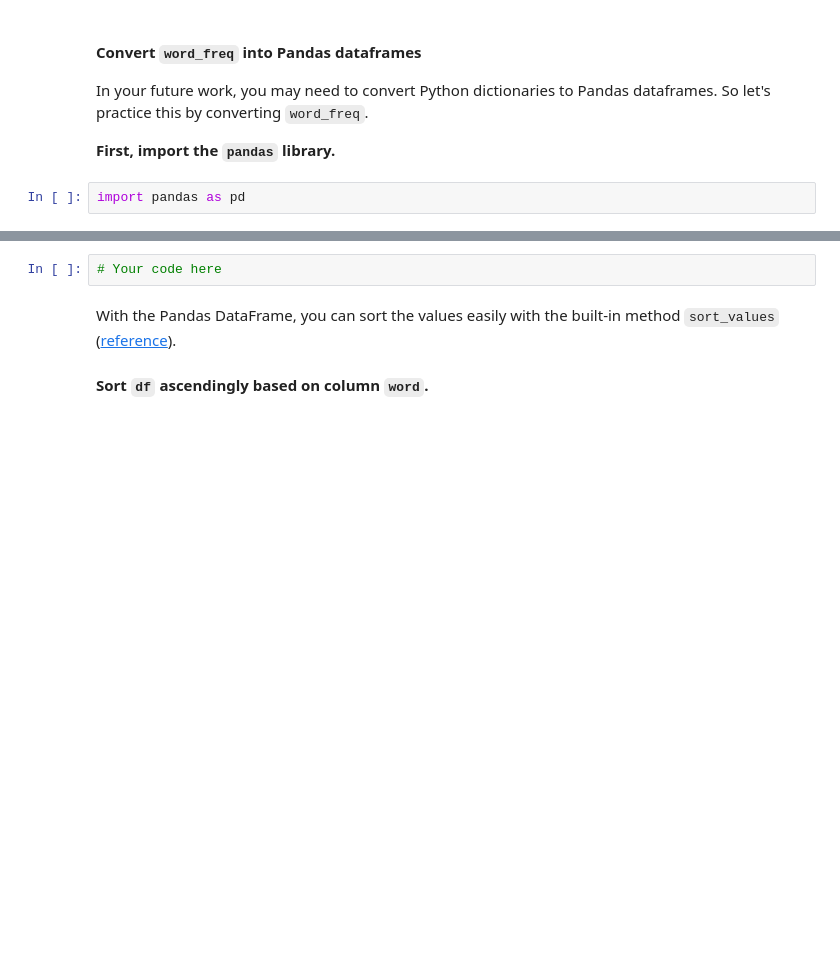
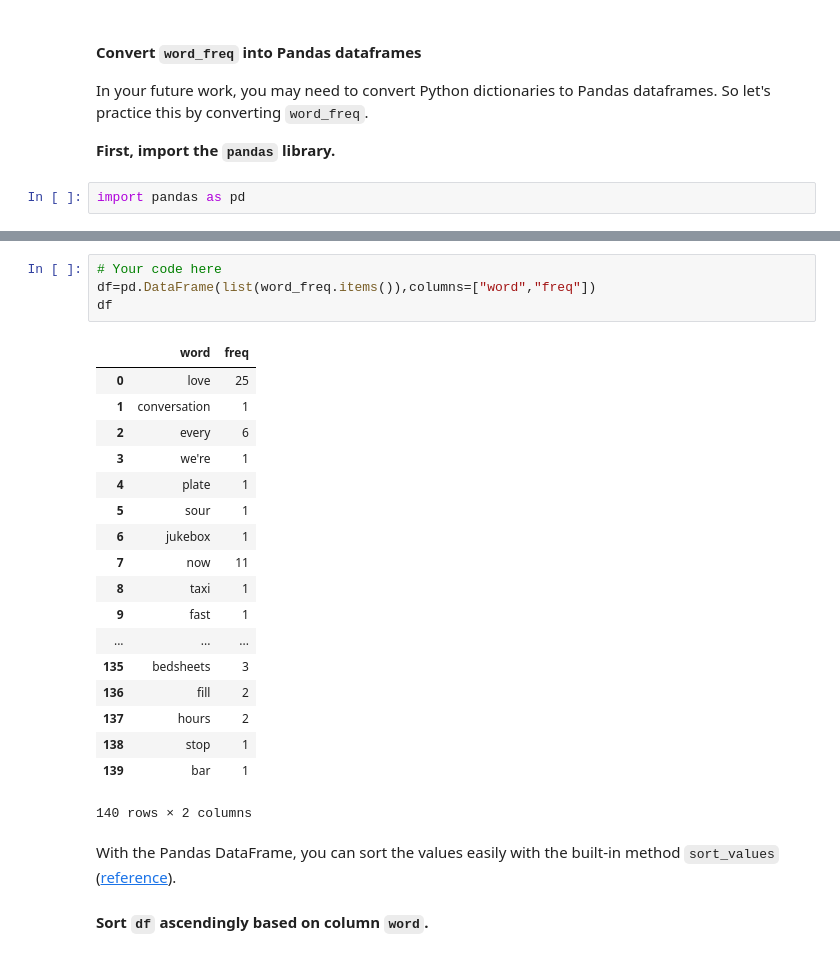
Before and after one commit to Alexis2507/data-labs, a Jupyter notebook: module-1/lab-tuple-set-dict/your-code/challenge-3.ipynb, the cells around one changed output, grey strips where cells are left out. Cells and saved outputs as stored; diff of their text form; blank space fills up the shorter version.

```diff
--- a/module-1/lab-tuple-set-dict/your-code/challenge-3.ipynb
+++ b/module-1/lab-tuple-set-dict/your-code/challenge-3.ipynb
@@ -87,8 +115,29 @@ Here's a [reference](https://stackoverflow.com/questions/18837262/convert-python
 Assign the converted value to a variable called `df`. The first few rows of `df` should look like this:
 
 ![df](df.png)
-# %%
-# Your code here
+# %%
+# Your code here
+df=pd.DataFrame(list(word_freq.items()),columns=["word","freq"])
+df
+# %% [output]
+|  | word | freq |
+| 0 | love | 25 |
+| 1 | conversation | 1 |
+| 2 | every | 6 |
+| 3 | we're | 1 |
+| 4 | plate | 1 |
+| 5 | sour | 1 |
+| 6 | jukebox | 1 |
+| 7 | now | 11 |
+| 8 | taxi | 1 |
+| 9 | fast | 1 |
+| ... | ... | ... |
+| 135 | bedsheets | 3 |
+| 136 | fill | 2 |
+| 137 | hours | 2 |
+| 138 | stop | 1 |
+| 139 | bar | 1 |
+140 rows × 2 columns
 # %% [markdown]
 With the Pandas DataFrame, you can sort the values easily with the built-in method `sort_values` ([reference](https://pandas.pydata.org/pandas-docs/stable/generated/pandas.DataFrame.sort_values.html)).
 
```
Also changed, not shown: parts of 6 cells of this notebook, 12 other files.
